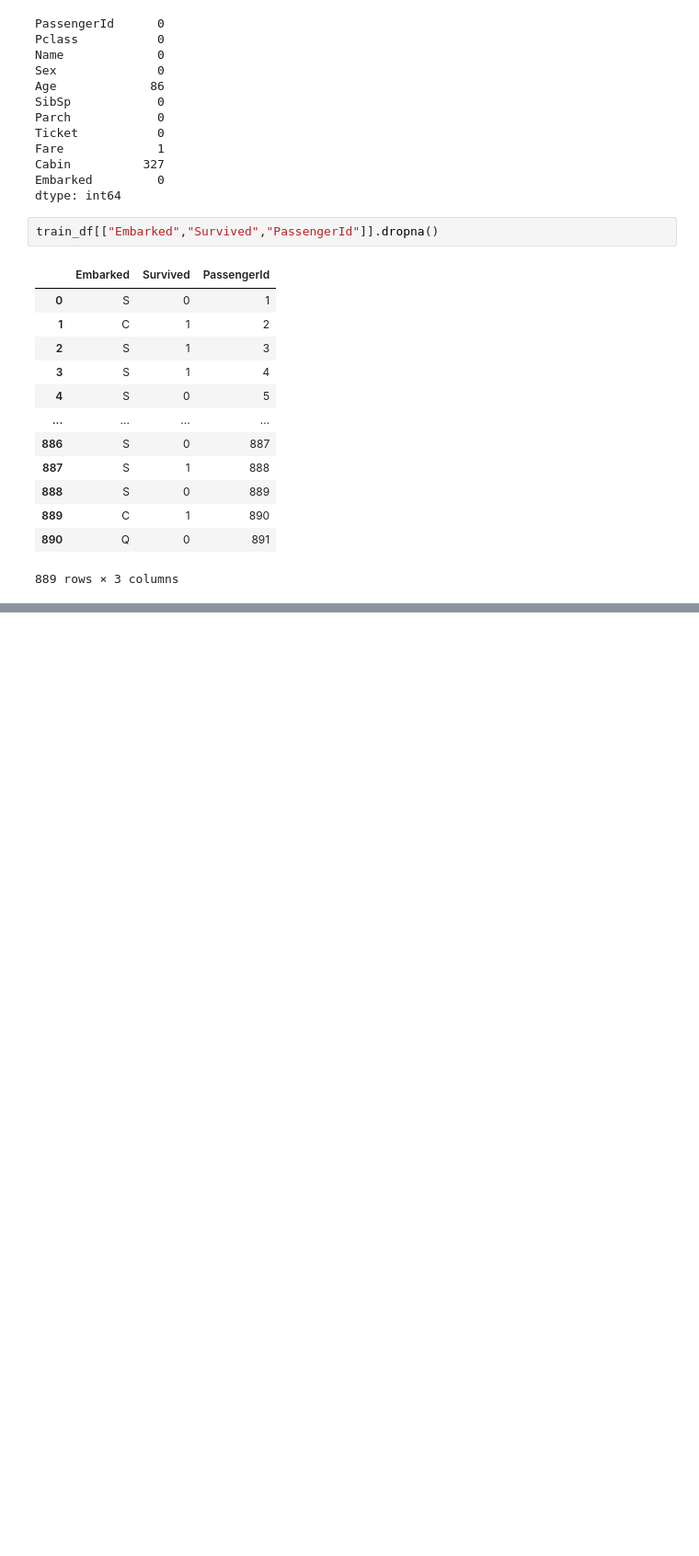
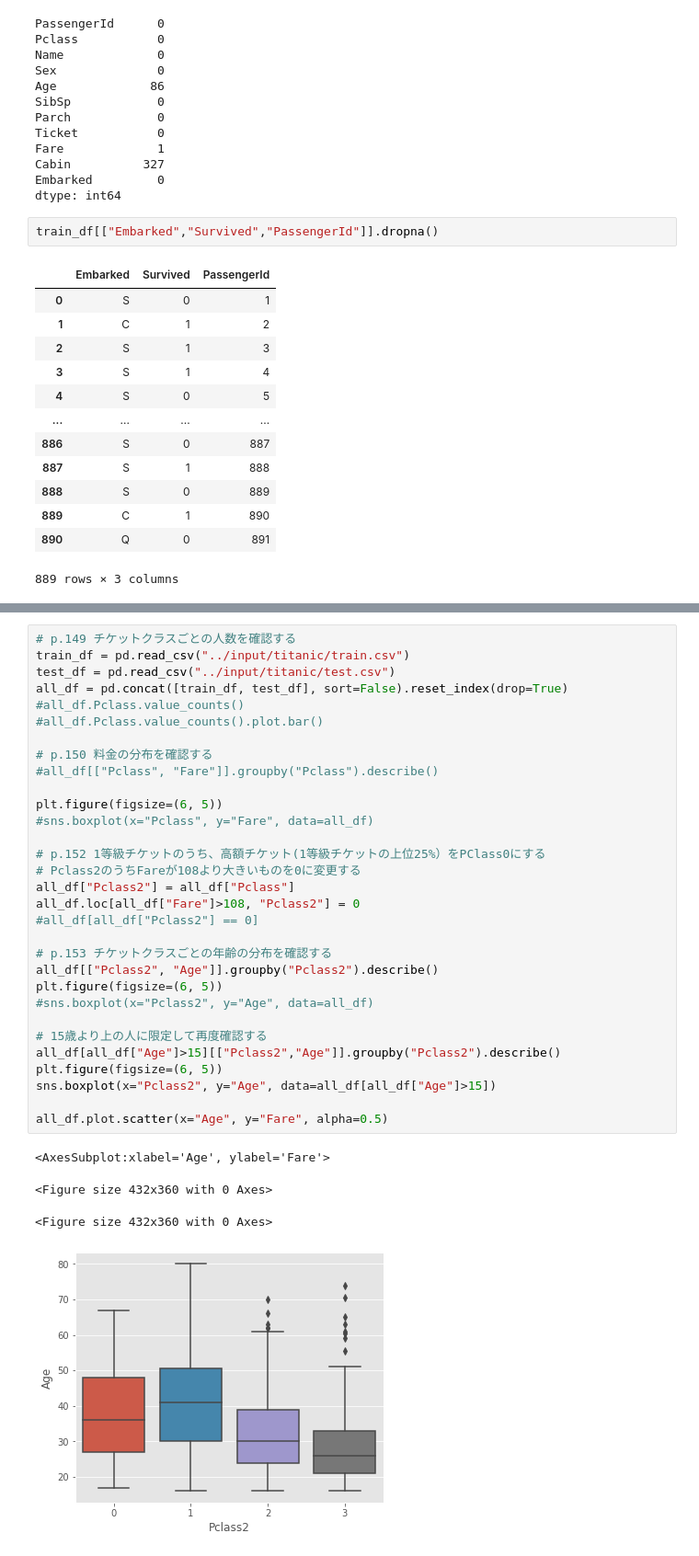
Before and after one commit to satmat/study_kaggle, a Jupyter notebook: titanic.ipynb, the cells around one changed output, grey strips where cells are left out. Shown at 92% size. Saved outputs shown, nothing was run; the diff lists cells and outputs as text; blank space fills up the shorter version.

Commit message:
Kaggle Notebook | titanic | Version 15

```diff
--- a/titanic.ipynb
+++ b/titanic.ipynb
@@ -385,0 +394,36 @@ Early stopping, best iteration is:
+# %%
+# p.149 チケットクラスごとの人数を確認する
+train_df = pd.read_csv("../input/titanic/train.csv")
+test_df = pd.read_csv("../input/titanic/test.csv")
+all_df = pd.concat([train_df, test_df], sort=False).reset_index(drop=True)
+#all_df.Pclass.value_counts()
+#all_df.Pclass.value_counts().plot.bar()
+
+# p.150 料金の分布を確認する
+#all_df[["Pclass", "Fare"]].groupby("Pclass").describe()
+
+plt.figure(figsize=(6, 5))
+#sns.boxplot(x="Pclass", y="Fare", data=all_df)
+
+# p.152 1等級チケットのうち、高額チケット(1等級チケットの上位25%）をPClass0にする
+# Pclass2のうちFareが108より大きいものを0に変更する
+all_df["Pclass2"] = all_df["Pclass"]
+all_df.loc[all_df["Fare"]>108, "Pclass2"] = 0
+#all_df[all_df["Pclass2"] == 0]
+
+# p.153 チケットクラスごとの年齢の分布を確認する
+all_df[["Pclass2", "Age"]].groupby("Pclass2").describe()
+plt.figure(figsize=(6, 5))
+#sns.boxplot(x="Pclass2", y="Age", data=all_df)
+
+# 15歳より上の人に限定して再度確認する
+all_df[all_df["Age"]>15][["Pclass2","Age"]].groupby("Pclass2").describe()
+plt.figure(figsize=(6, 5))
+sns.boxplot(x="Pclass2", y="Age", data=all_df[all_df["Age"]>15])
+
+all_df.plot.scatter(x="Age", y="Fare", alpha=0.5)
+# %% [output]
+<AxesSubplot:xlabel='Age', ylabel='Fare'>
+<Figure size 432x360 with 0 Axes>
+<Figure size 432x360 with 0 Axes>
+[figure, added]
```
Also changed, not shown: parts of 3 cells of this notebook.
